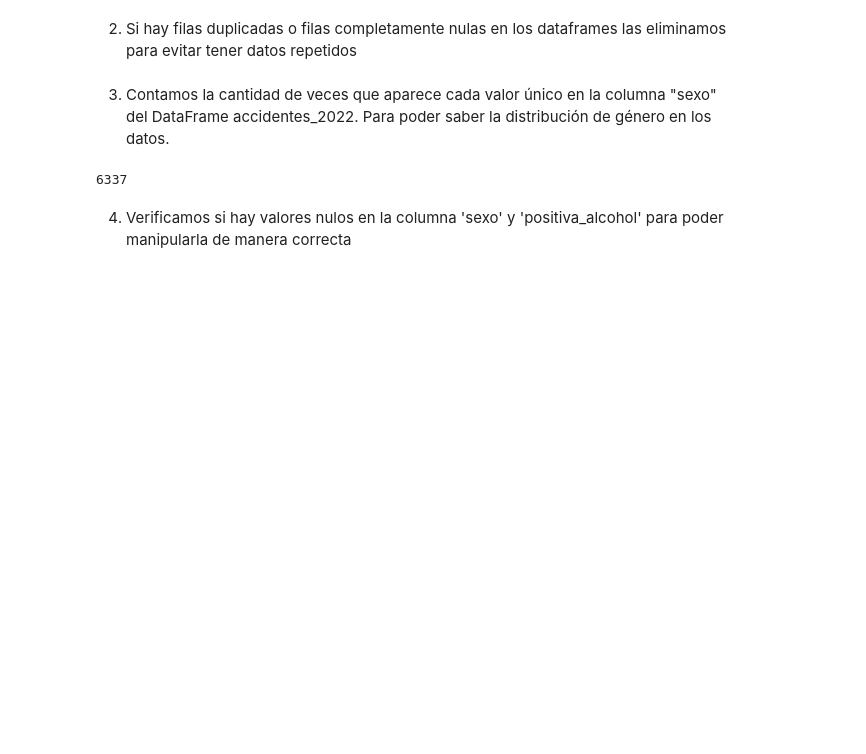
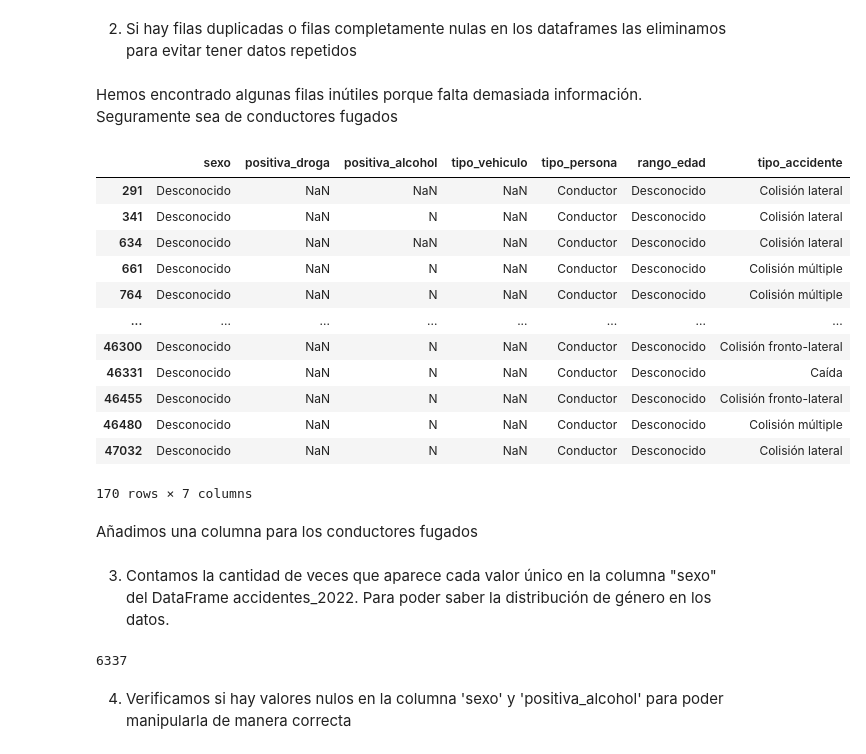
Before and after one commit to lucaramirezo/Traffic-Network-Transparency, a Jupyter notebook: Limpieza_Datos.ipynb, the cells around one changed output. Cells and saved outputs as stored; diff of their text form; code cells hidden in the pictures; blank space fills up the shorter version.

Commit message:
conductores fugados

```diff
--- a/Limpieza_Datos.ipynb
+++ b/Limpieza_Datos.ipynb
@@ -51,6 +38,26 @@ accidentes_2022.drop_duplicates(inplace=True)
 accidentes_2023.drop_duplicates(inplace=True)
 accidentes_2022.dropna(how='all', inplace=True)
 accidentes_2023.dropna(how='all', inplace=True)
+# %% [markdown]
+Hemos encontrado algunas filas inútiles porque falta demasiada información. Seguramente sea de conductores fugados
+# %%
+accidentes_2022.filter(items=['sexo', 'positiva_droga', 'positiva_alcohol', 'tipo_vehiculo', 'tipo_persona', 'rango_edad', 'tipo_accidente'])[accidentes_2022['tipo_persona'] == 'Conductor'][accidentes_2022['tipo_vehiculo'].isnull()][accidentes_2022['sexo'] == 'Desconocido']
+# %% [output]
+|  | sexo | positiva_droga | positiva_alcohol | tipo_vehiculo | tipo_persona | rango_edad | tipo_accidente |
+| 291 | Desconocido | NaN | NaN | NaN | Conductor | Desconocido | Colisión lateral |
+| 341 | Desconocido | NaN | N | NaN | Conductor | Desconocido | Colisión lateral |
+| 634 | Desconocido | NaN | NaN | NaN | Conductor | Desconocido | Colisión lateral |
+| 661 | Desconocido | NaN | N | NaN | Conductor | Desconocido | Colisión múltiple |
+| 764 | Desconocido | NaN | N | NaN | Conductor | Desconocido | Colisión múltiple |
+| ... | ... | ... | ... | ... | ... | ... | ... |
+| 46300 | Desconocido | NaN | N | NaN | Conductor | Desconocido | Colisión fronto-lateral |
+| 46331 | Desconocido | NaN | N | NaN | Conductor | Desconocido | Caída |
+| 46455 | Desconocido | NaN | N | NaN | Conductor | Desconocido | Colisión fronto-lateral |
+| 46480 | Desconocido | NaN | N | NaN | Conductor | Desconocido | Colisión múltiple |
+| 47032 | Desconocido | NaN | N | NaN | Conductor | Desconocido | Colisión lateral |
+170 rows × 7 columns
+# %% [markdown]
+Añadimos una columna para los conductores fugados
 # %% [markdown]
 3. Contamos la cantidad de veces que aparece cada valor único en la columna "sexo" del DataFrame accidentes_2022. Para poder saber la distribución de género en los datos.
 # %%
```
Also changed, not shown: parts of 8 cells of this notebook, 1 other file.
